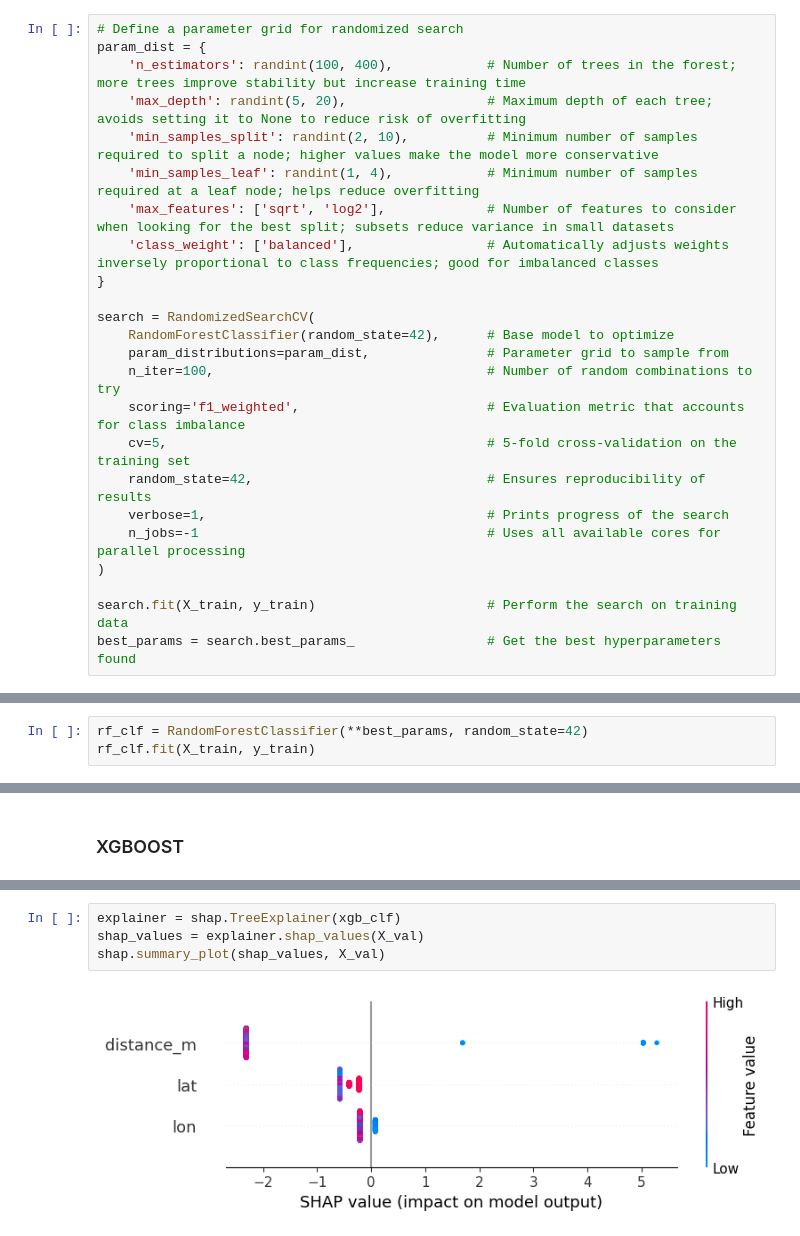
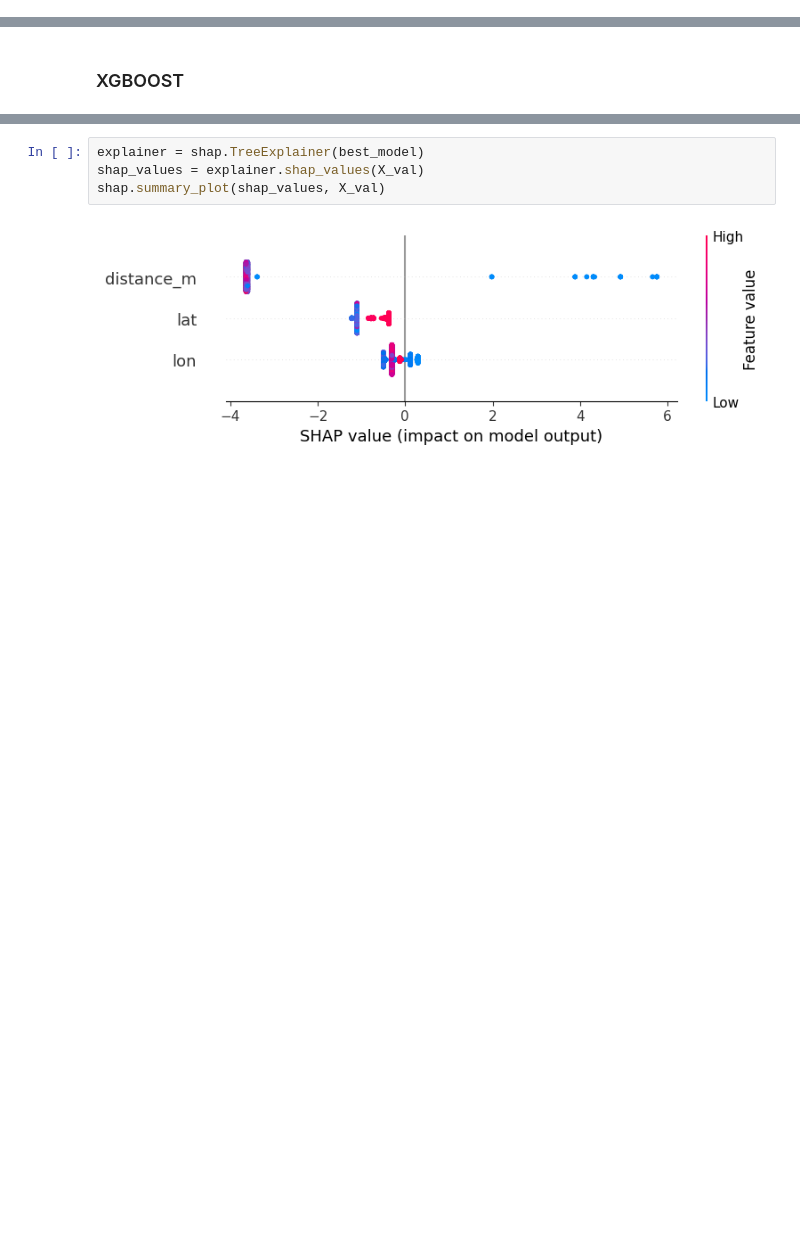
Before and after one commit to rluyck/gps-stop-detection, a Jupyter notebook: notebooks/model_development.ipynb, the cells around one changed output, grey strips where cells are left out. Cells and saved outputs as stored; diff of their text form; blank space fills up the shorter version.

Commit message:
fine-tuning on validation data

```diff
--- a/notebooks/model_development.ipynb
+++ b/notebooks/model_development.ipynb
@@ -260,27 +260,3 @@ weighted avg       0.99      0.97      0.98      1785
 - The RandomForestClassifier works by training many decision trees on random subsets of the data and features.
 - Each tree votes on the class, and the majority vote decides the final prediction.
 - This reduces overfitting and improves generalization compared to a single decision tree.
-# %%
-# Define a parameter grid for randomized search
-param_dist = {
-    'n_estimators': randint(100, 400),            # Number of trees in the forest; more trees improve stability but increase training time
-    'max_depth': randint(5, 20),                  # Maximum depth of each tree; avoids setting it to None to reduce risk of overfitting
-    'min_samples_split': randint(2, 10),          # Minimum number of samples required to split a node; higher values make the model more conservative
-    'min_samples_leaf': randint(1, 4),            # Minimum number of samples required at a leaf node; helps reduce overfitting
-    'max_features': ['sqrt', 'log2'],             # Number of features to consider when looking for the best split; subsets reduce variance in small datasets
-    'class_weight': ['balanced'],                 # Automatically adjusts weights inversely proportional to class frequencies; good for imbalanced classes
-}
-
-search = RandomizedSearchCV(
-    RandomForestClassifier(random_state=42),      # Base model to optimize
-    param_distributions=param_dist,               # Parameter grid to sample from
-    n_iter=100,                                   # Number of random combinations to try
-    scoring='f1_weighted',                        # Evaluation metric that accounts for class imbalance
-    cv=5,                                         # 5-fold cross-validation on the training set
-    random_state=42,                              # Ensures reproducibility of results
-    verbose=1,                                    # Prints progress of the search
-    n_jobs=-1                                     # Uses all available cores for parallel processing
-)
-
-search.fit(X_train, y_train)                      # Perform the search on training data
-best_params = search.best_params_                 # Get the best hyperparameters found
@@ -298,3 +262,0 @@ best_params
-# %%
-rf_clf = RandomForestClassifier(**best_params, random_state=42)
-rf_clf.fit(X_train, y_train)
@@ -474,8 +487,8 @@ joblib.dump(xgb_clf, model_path)
 # %% [output]
 ['../models/stop_model_xgb.pkl']
 # %%
-explainer = shap.TreeExplainer(xgb_clf)
+explainer = shap.TreeExplainer(best_model)
 shap_values = explainer.shap_values(X_val)
 shap.summary_plot(shap_values, X_val)
 # %% [output]
-[figure, old version]
+[figure, new version]
```
Also changed, not shown: parts of 13 cells of this notebook, 1 other file.
